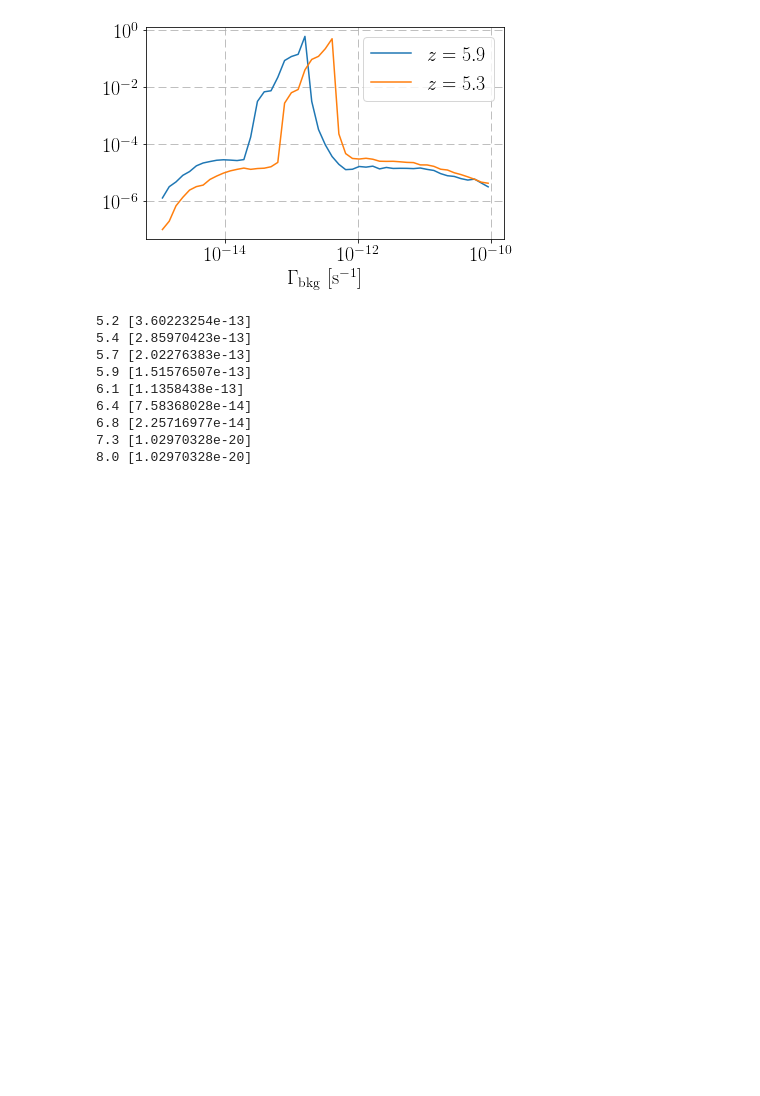
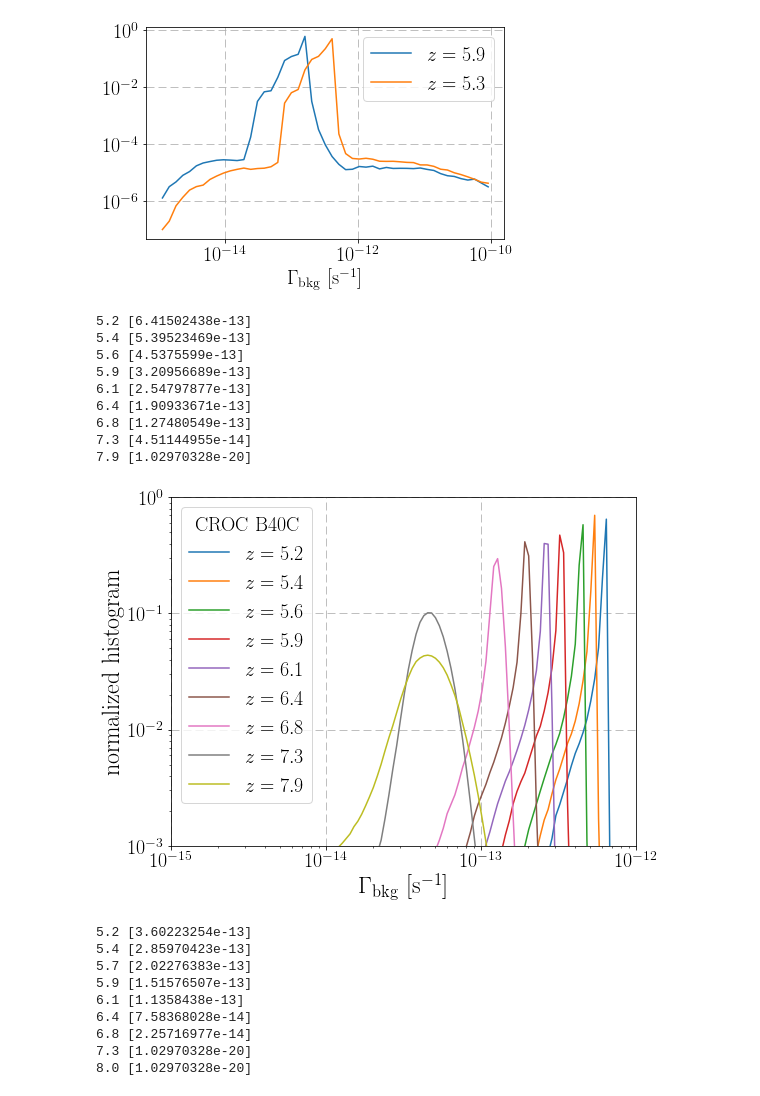
Before and after one commit to zoesuns/mfp, a Jupyter notebook: codes/calc_Gamma_bkg.ipynb, the cells around one changed output. Drawn from its saved outputs; the diff is of its cells as text; code cells hidden in the pictures; blank space fills up the shorter version.

```diff
--- a/codes/calc_Gamma_bkg.ipynb
+++ b/codes/calc_Gamma_bkg.ipynb
@@ -330,6 +330,36 @@ plt.rcParams["xtick.labelsize"]=20
 plt.rcParams["ytick.labelsize"]=20
 plt.rcParams["legend.fontsize"]=20
 plt.rcParams["legend.title_fontsize"]=20
+# %%
+plt.figure(figsize=(8,6))
+for z in ["5.2","5.4","5.6","5.9","6.1","6.4","6.8","7.3","7.9"]:
+    gammalist=np.load("B40C_unisample_gamma_bkg_z="+z+".npy")
+    gammalist[gammalist<1e-20]=1.01e-20
+    val,bine=np.histogram(gammalist,bins=np.logspace(-20,-10,400))
+    plt.plot((bine[1:]+bine[:-1])/2.,val/np.sum(val),label=r"$z={:.1f}$".format(float(z)))
+    print(z,(bine[1:]+bine[:-1])[val==val.max()]/2.)
+plt.xscale("log")
+plt.yscale("log")
+plt.legend(title=r"$\rm CROC \ B40C$", loc="upper left")
+plt.xlabel(r"$\Gamma_{\rm bkg} \ [\rm s^{-1}]$")
+plt.ylabel(r"$\rm normalized \ histogram$")
+
+plt.ylim(1e-3,1)
+plt.xlim(1e-15,1e-12)
+plt.grid(dashes=(10,5))
+plt.tight_layout()
+plt.savefig("B40C_Gamma_bkg_hist_evo_limit3.pdf")
+# %% [output]
+5.2 [6.41502438e-13]
+5.4 [5.39523469e-13]
+5.6 [4.5375599e-13]
+5.9 [3.20956689e-13]
+6.1 [2.54797877e-13]
+6.4 [1.90933671e-13]
+6.8 [1.27480549e-13]
+7.3 [4.51144955e-14]
+7.9 [1.02970328e-20]
+[figure, added]
 # %%
 plt.figure(figsize=(8,6))
 for z in ["5.2","5.4","5.7","5.9","6.1","6.4","6.8","7.3","8.0"]:
```
Also changed, not shown: parts of 7 cells of this notebook, 6 other files.
